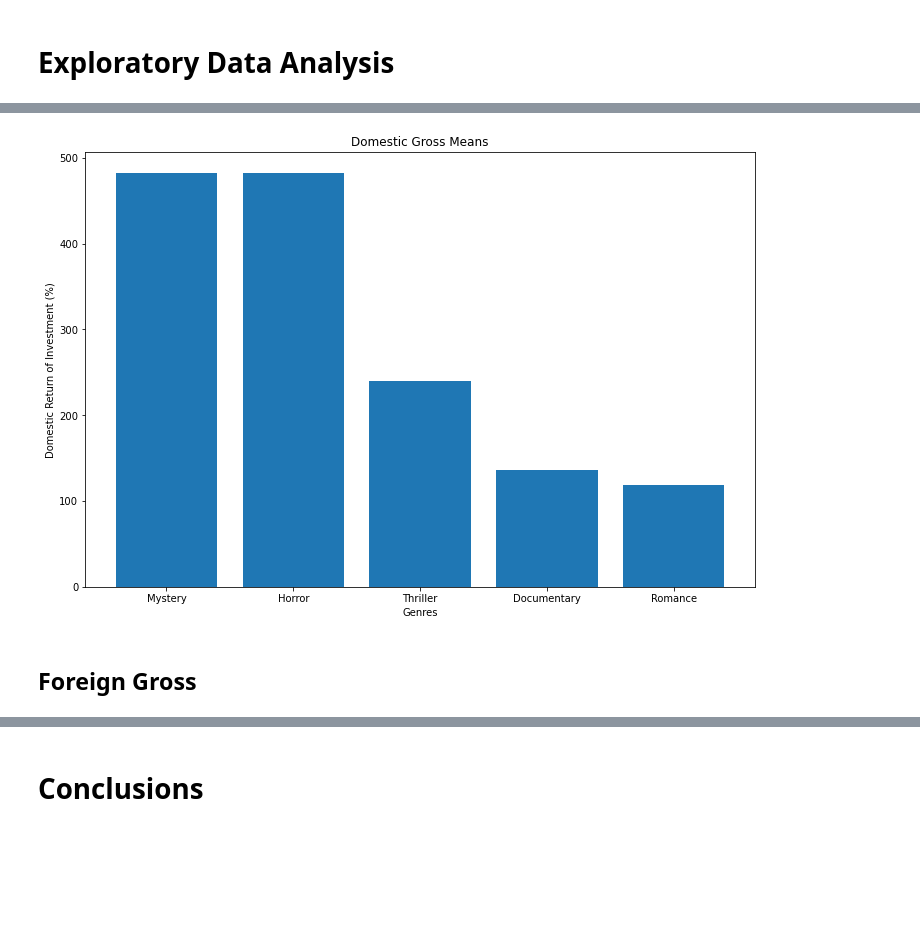
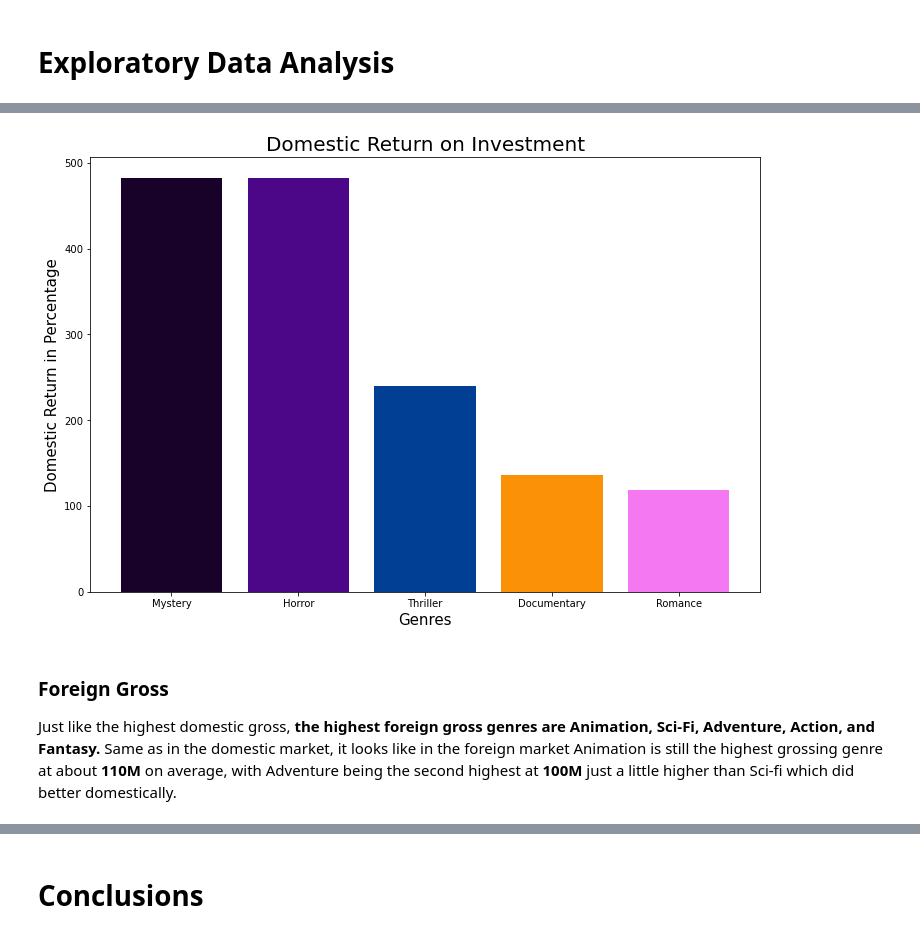
Before and after one commit to JohnNun/successful_films_project, a Jupyter notebook: successful_films_notebook.ipynb, the cells around one changed output, grey strips where cells are left out. Drawn from its saved outputs; the diff is of its cells as text; code cells hidden in the pictures; blank space fills up the shorter version.

```diff
--- a/successful_films_notebook.ipynb
+++ b/successful_films_notebook.ipynb
@@ -73,12 +62,12 @@ def symbol_removal_dtype_con(df, columns):
     """
     Removes symbols from specified columns with numeric values in a dataset and converts dtype to integer.
 
-    Note: Any NaN or Null values in the dataset must be dropped or filled with place holder values before running through
-          function.
+    Note: Any NaN or Null values in the dataset must be dropped or filled with place holder values before running dataframe
+          through function.
 
     Function Parameters:
     df: Pandas dataframe
-    cols: Column name or list of columns with numeric values to remove symbols and convert to integer.
+    columns: Column name, or list of columns with numeric values to remove symbols and/or convert into integer data type.
     """
 
     df = df.copy()
@@ -104,9 +99,10 @@ the_num_bom_df = pd.concat([the_num_df_clean, bom_df_clean]).groupby('title', as
 # %%
+# Function to remove NaN and sort data by specified column name
 def clean_and_sort(df, sort_by):
 
     """
-    This functions reads the dataframe and if it locates a NaN or null value it will drop the rows those values are in and
-    proceed to sort the data by the defined column name as well as reseting the index.
+    This functions reads the dataframe and if it locates a NaN or null value it will drop the rows those values are in, and
+    proceed to sort the data by the defined column name in ascending order, as well as reseting the index.
 
     Function Arguments:
     df: The dataframe wish to be cleaned and sorted
@@ -255,14 +238,16 @@ ax.set_ylabel('Domestic Gross in USD (10M)', fontsize=15);
 # %%
+# Bar chart for domestic return on investment
 roi_means_dom = combined_film_df_clean.groupby(['genres'])['roi_domestic(%)'].mean().sort_values(ascending=False)
 
 fig, ax = plt.subplots(figsize=(12, 8))
 
-ax.bar(roi_means_dom.index[:5], roi_means_dom[:5], )
-ax.set_title('Domestic Gross Means', fontsize=20)
+ax.bar(roi_means_dom.index[:5], roi_means_dom[:5], color=['#180229', '#4b0787', '#013f94', '#fa9107', '#f578f3'])
+ax.set_title('Domestic Return on Investment', fontsize=20)
 ax.set_xlabel('Genres', fontsize=15)
-ax.set_ylabel('Domestic Return on Investment (%)', fontsize=15);
+ax.set_ylabel('Domestic Return in Percentage', fontsize=15);
 # %% [output]
-[figure, old version]
+[figure, new version]
-# %% [markdown]
-## Foreign Gross
+# %% [markdown]
+### Foreign Gross
+Just like the highest domestic gross, **the highest foreign gross genres are Animation, Sci-Fi, Adventure, Action, and Fantasy.** Same as in the domestic market, it looks like in the foreign market Animation is still the highest grossing genre at about **110M** on average, with Adventure being the second highest at **100M** just a little higher than Sci-fi which did better domestically.
 # %%
```
Also changed, not shown: parts of 53 cells of this notebook, 5 other files.
